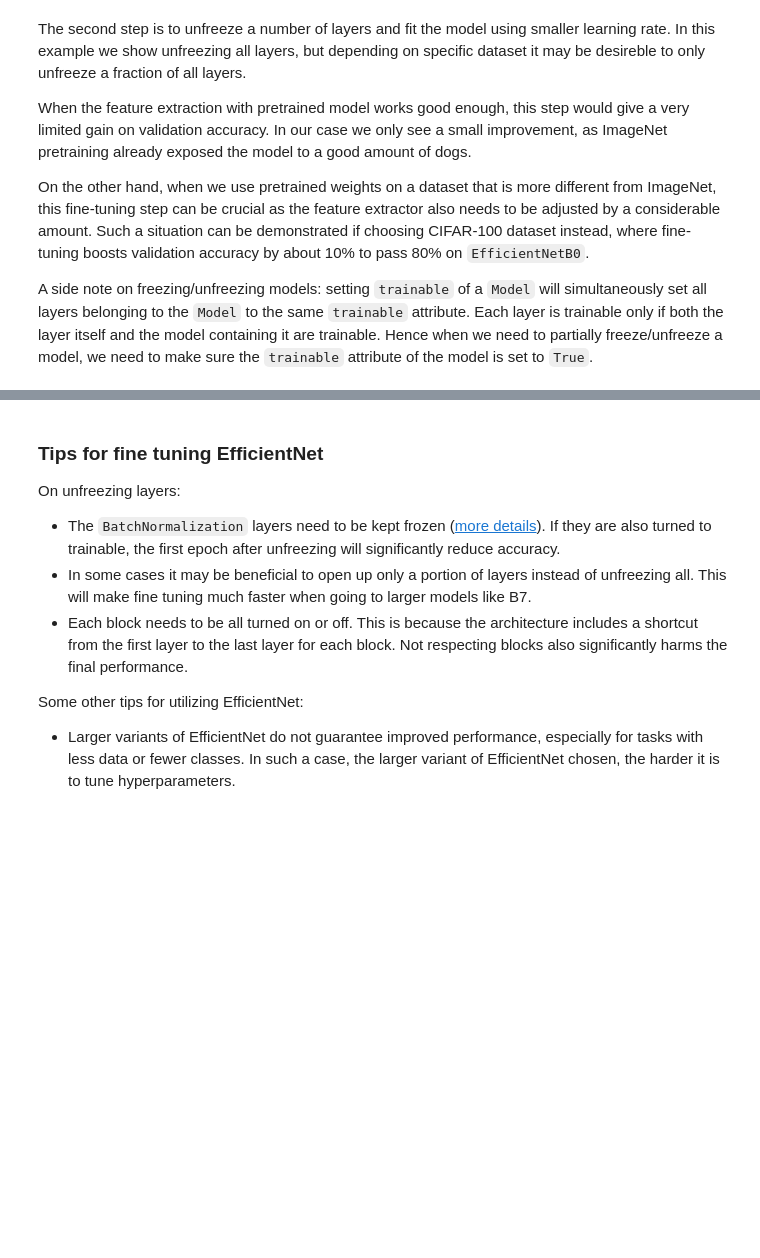
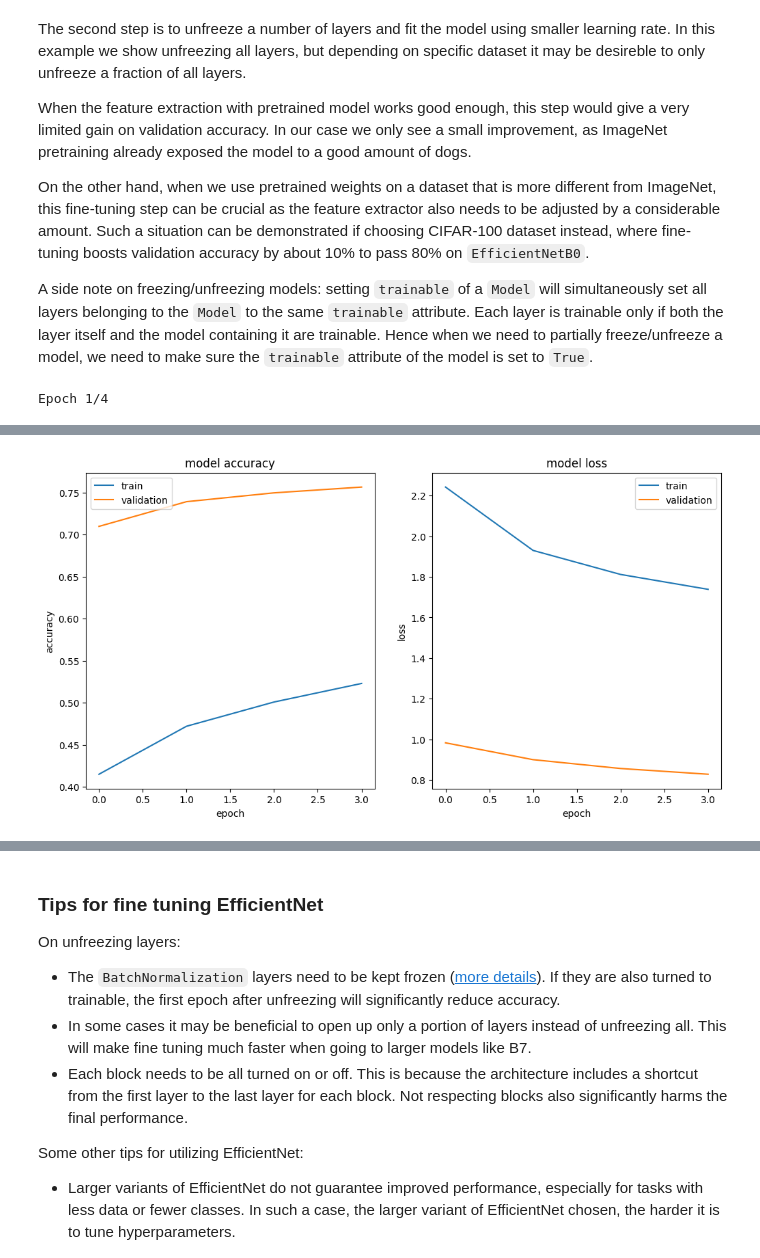
Before and after one commit to microlei/CSCI-E25, a Jupyter notebook: Labs/7_image_classification_efficientnet_fine_tuning.ipynb, the cells around one changed output, grey strips where cells are left out. Cells and saved outputs as stored; diff of their text form; code cells hidden in the pictures; blank space fills up the shorter version.

```diff
--- a/Labs/7_image_classification_efficientnet_fine_tuning.ipynb
+++ b/Labs/7_image_classification_efficientnet_fine_tuning.ipynb
@@ -482,7 +548,7 @@ def unfreeze_model(model):
         if not isinstance(layer, layers.BatchNormalization):
             layer.trainable = True
 
-    optimizer = keras.optimizers.Adam(learning_rate=1e-4, weight_decay=0.01)
+    optimizer = keras.optimizers.Adam(learning_rate=1e-4, decay=0.01)
     model.compile(
         optimizer=optimizer, loss="categorical_crossentropy", metrics=["accuracy"]
     )
@@ -493,3 +559,5 @@ unfreeze_model(model)
 epochs = 4  # @param {type: "slider", min:4, max:10}
 hist = model.fit(ds_train, epochs=epochs, validation_data=ds_test)
 plot_hist(hist)
+# %% [output]
+Epoch 1/4
@@ -496,3 +572,4 @@ plot_hist(hist)
+[figure, added]
 # %%
 one_hot_labels = [x for _,x in  ds_test.unbatch().as_numpy_iterator()]
 test_labels = np.argmax(one_hot_labels, axis=1)
```
Also changed, not shown: parts of 21 cells of this notebook.
